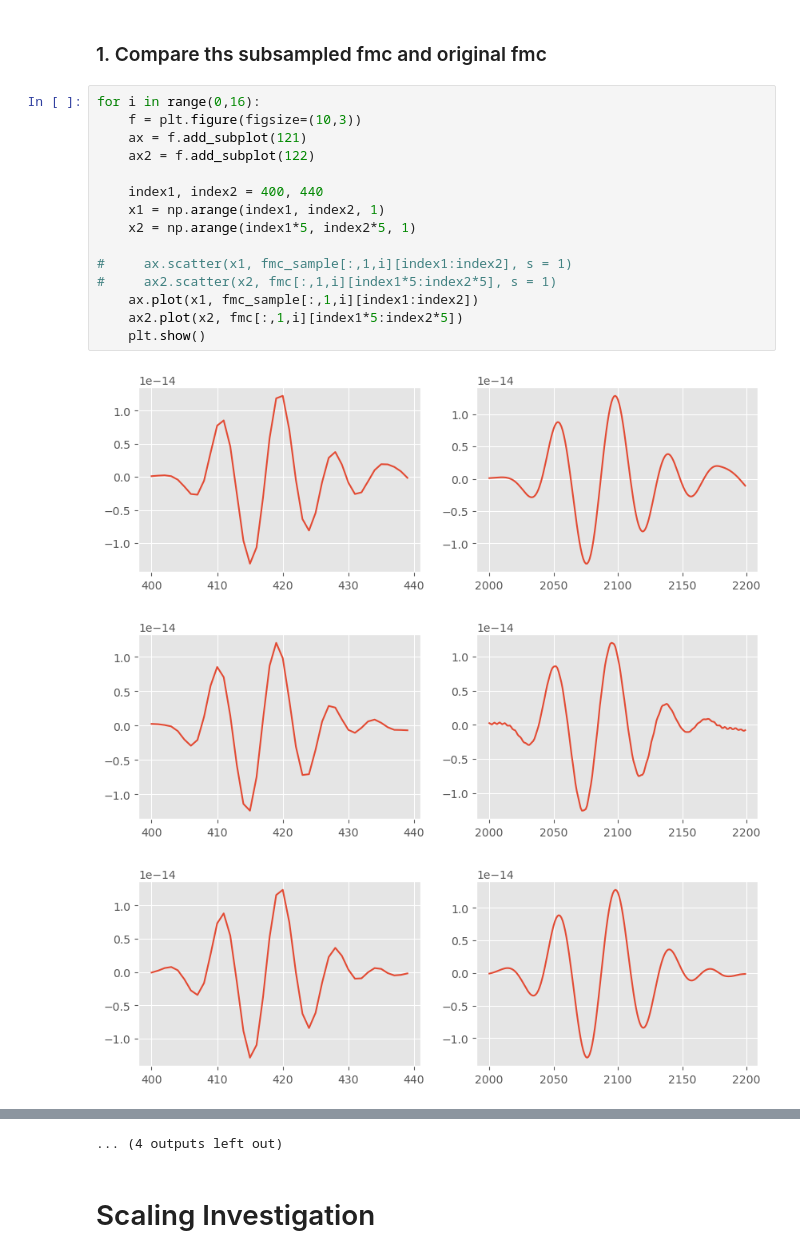
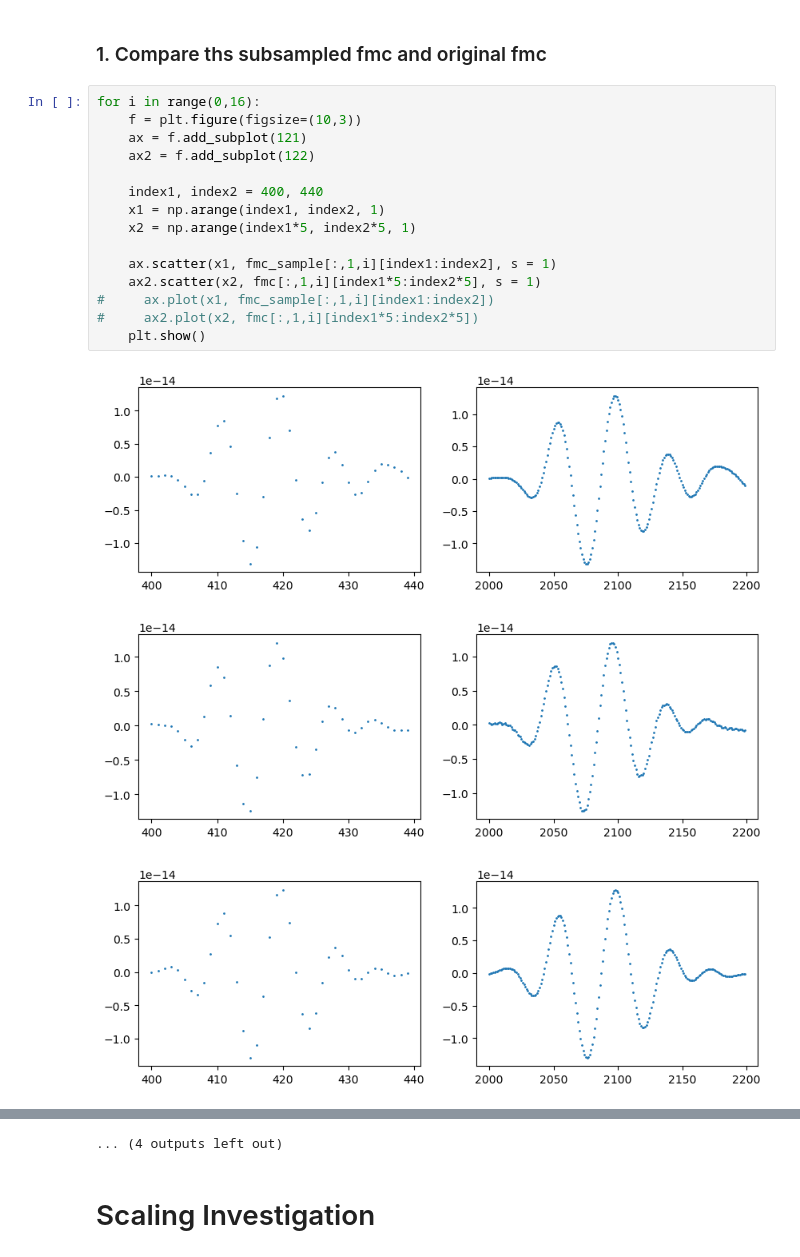
Before and after one commit to MC-Kangan/FYP_Ultrasound_Imaging_ML, a Jupyter notebook: FMC.ipynb, the cells around one changed output, grey strips where cells are left out. Saved outputs shown, nothing was run; the diff lists cells and outputs as text.

```diff
--- a/FMC.ipynb
+++ b/FMC.ipynb
@@ -350,19 +350,19 @@ print(fmc_sample.shape)
 # %%
 for i in range(0,16):
     f = plt.figure(figsize=(10,3))
     ax = f.add_subplot(121)
     ax2 = f.add_subplot(122)
 
     index1, index2 = 400, 440
     x1 = np.arange(index1, index2, 1)
     x2 = np.arange(index1*5, index2*5, 1)
 
-#     ax.scatter(x1, fmc_sample[:,1,i][index1:index2], s = 1)
-#     ax2.scatter(x2, fmc[:,1,i][index1*5:index2*5], s = 1)
-    ax.plot(x1, fmc_sample[:,1,i][index1:index2])
-    ax2.plot(x2, fmc[:,1,i][index1*5:index2*5])
+    ax.scatter(x1, fmc_sample[:,1,i][index1:index2], s = 1)
+    ax2.scatter(x2, fmc[:,1,i][index1*5:index2*5], s = 1)
+#     ax.plot(x1, fmc_sample[:,1,i][index1:index2])
+#     ax2.plot(x2, fmc[:,1,i][index1*5:index2*5])
     plt.show()
 # %% [output]
-[figure, old version]
+[figure, new version]
-[figure, old version]
+[figure, new version]
-[figure, old version]
+[figure, new version]
```
Also changed, not shown: parts of 1 cell of this notebook, 3 other files.
